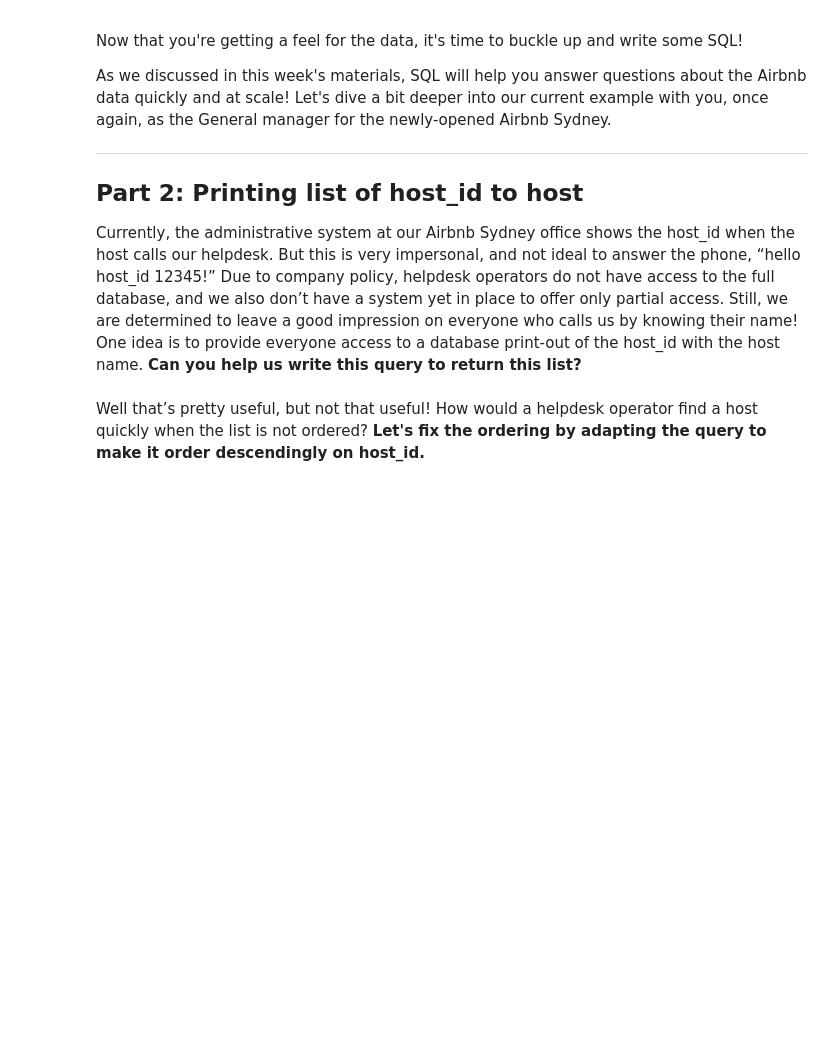
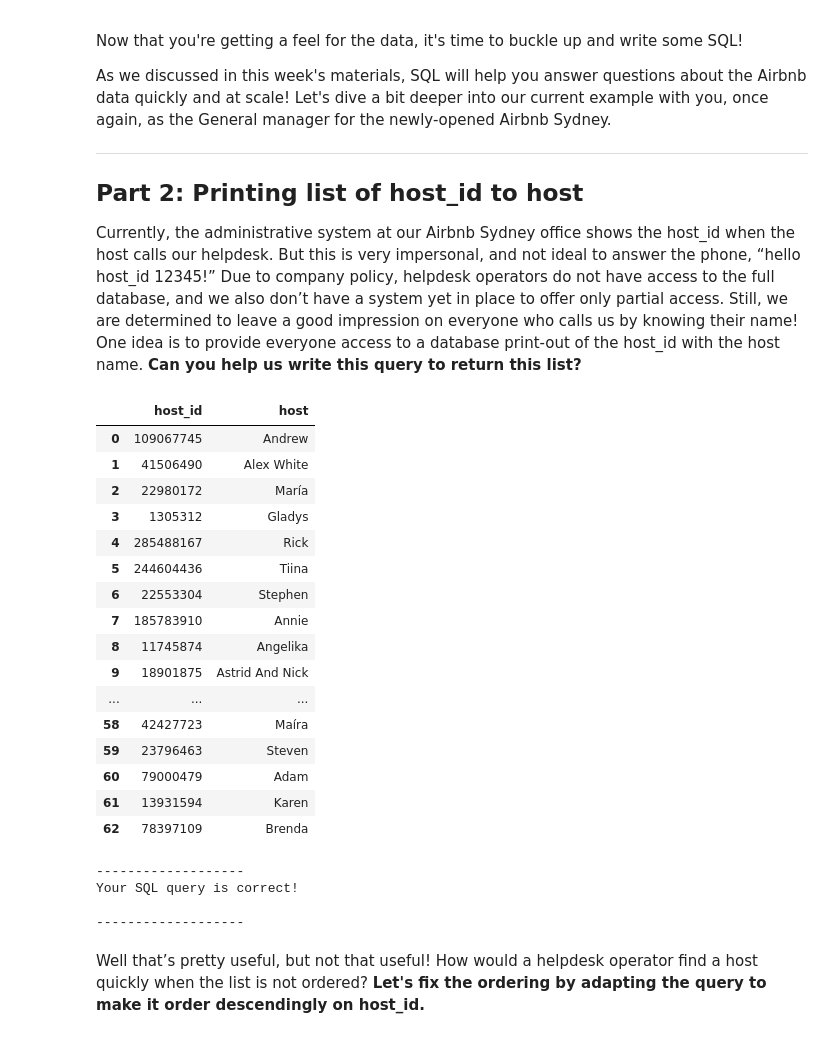
Before and after one commit to DuretiShemsi/SQLQueryProject, a Jupyter notebook: Dureti_Shemsi_Week_1_Project_SQLCC.ipynb, the cells around one changed output. Saved outputs shown, nothing was run; the diff lists cells and outputs as text; code cells hidden in the pictures; blank space fills up the shorter version.

```diff
--- a/Dureti_Shemsi_Week_1_Project_SQLCC.ipynb
+++ b/Dureti_Shemsi_Week_1_Project_SQLCC.ipynb
@@ -206,14 +250,36 @@ Currently, the administrative system at our Airbnb Sydney office shows the host_
 # %%
 ### Question: q1_2_1
 # Instructions: Fetch host_id and host from the listings table
 
 # TO BE COMPLETED
 query = """
-SELECT ???
+SELECT host_id, host FROM listings
 """
 
 run(query)
 check(q1_2_1 = query)
+# %% [output]
+|  | host_id | host |
+| 0 | 109067745 | Andrew |
+| 1 | 41506490 | Alex White |
+| 2 | 22980172 | María |
+| 3 | 1305312 | Gladys |
+| 4 | 285488167 | Rick |
+| 5 | 244604436 | Tiina |
+| 6 | 22553304 | Stephen |
+| 7 | 185783910 | Annie |
+| 8 | 11745874 | Angelika |
+| 9 | 18901875 | Astrid And Nick |
+| ... | ... | ... |
+| 58 | 42427723 | Maíra |
+| 59 | 23796463 | Steven |
+| 60 | 79000479 | Adam |
+| 61 | 13931594 | Karen |
+| 62 | 78397109 | Brenda |
+-------------------
+Your SQL query is correct!
+
+-------------------
 # %% [markdown]
 Well that’s pretty useful, but not that useful! How would a helpdesk operator find a host quickly when the list is not ordered? **Let's fix the ordering by adapting the query to make it order descendingly on host_id.**
 # %%
```
Also changed, not shown: parts of 3 cells of this notebook.
